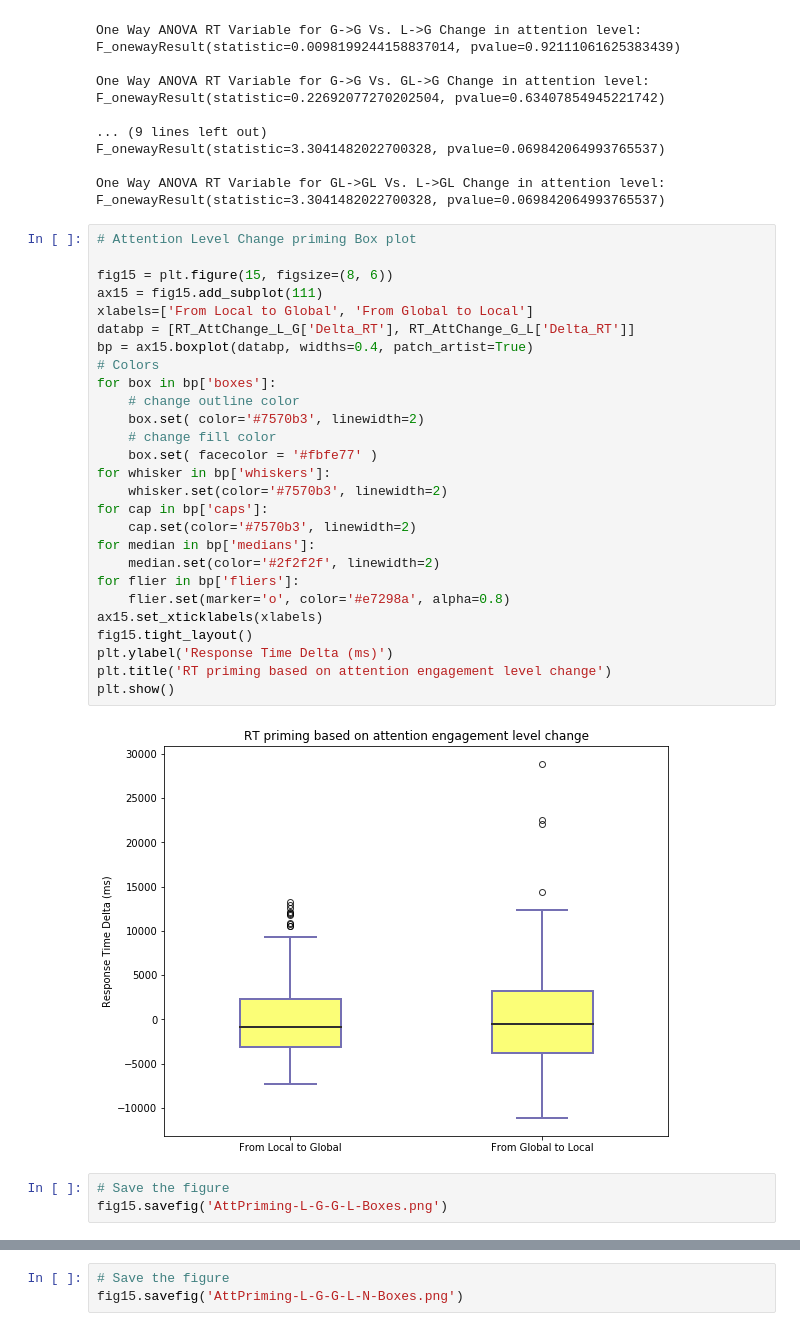
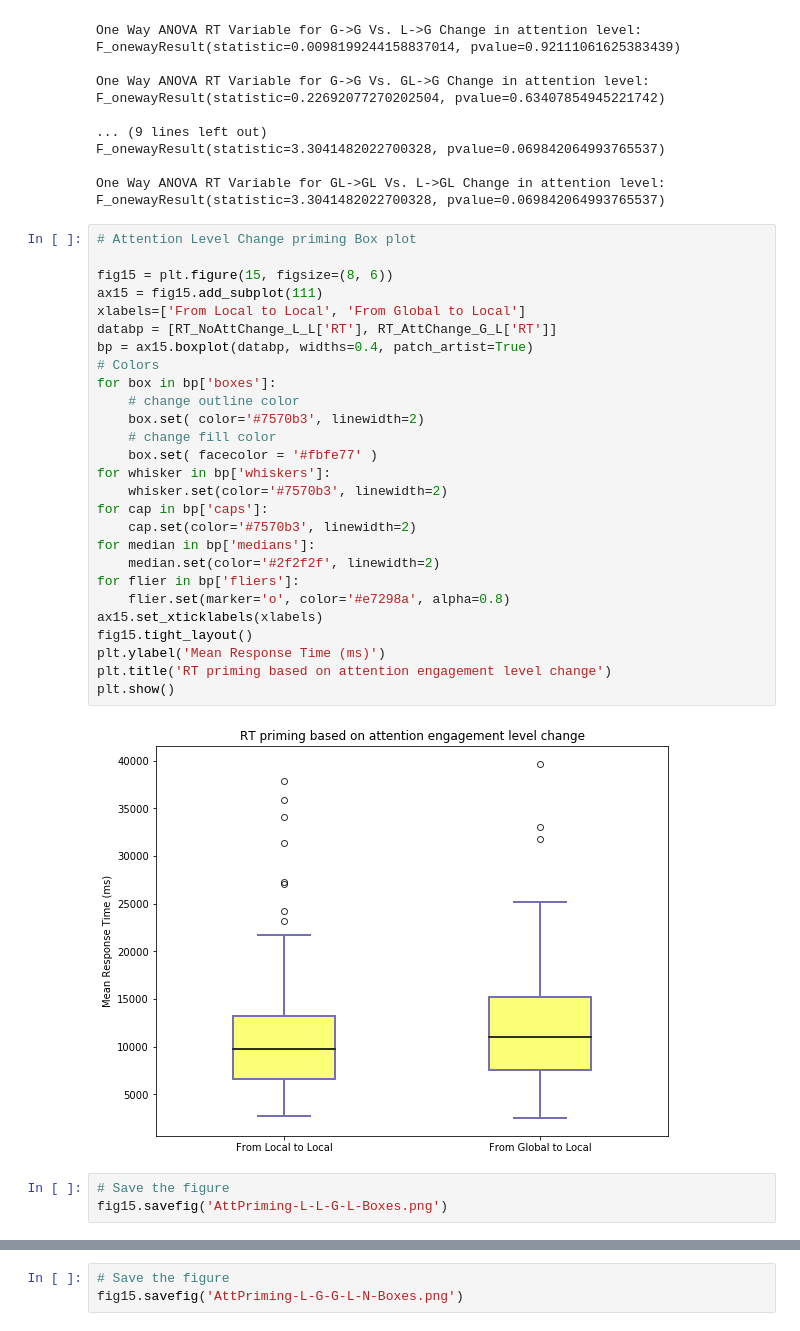
Before and after one commit to psicobotica/Change-Blindness, a Jupyter notebook: Scripts/DataAnalysis_v3.ipynb, the cells around one changed output, grey strips where cells are left out. Drawn from its saved outputs; the diff is of its cells as text.

```diff
--- a/Scripts/DataAnalysis_v3.ipynb
+++ b/Scripts/DataAnalysis_v3.ipynb
@@ -1520,35 +1520,35 @@ F_onewayResult(statistic=3.3041482022700328, pvalue=0.069842064993765537)
 # %%
 # Attention Level Change priming Box plot
 
 fig15 = plt.figure(15, figsize=(8, 6))
 ax15 = fig15.add_subplot(111)
-xlabels=['From Local to Global', 'From Global to Local']
-databp = [RT_AttChange_L_G['Delta_RT'], RT_AttChange_G_L['Delta_RT']]
+xlabels=['From Local to Local', 'From Global to Local']
+databp = [RT_NoAttChange_L_L['RT'], RT_AttChange_G_L['RT']]
 bp = ax15.boxplot(databp, widths=0.4, patch_artist=True)
 # Colors
 for box in bp['boxes']:
     # change outline color
     box.set( color='#7570b3', linewidth=2)
     # change fill color
     box.set( facecolor = '#fbfe77' )
 for whisker in bp['whiskers']:
     whisker.set(color='#7570b3', linewidth=2)
 for cap in bp['caps']:
     cap.set(color='#7570b3', linewidth=2)
 for median in bp['medians']:
     median.set(color='#2f2f2f', linewidth=2)
 for flier in bp['fliers']:
     flier.set(marker='o', color='#e7298a', alpha=0.8)
 ax15.set_xticklabels(xlabels)
 fig15.tight_layout()
-plt.ylabel('Response Time Delta (ms)')
+plt.ylabel('Mean Response Time (ms)')
 plt.title('RT priming based on attention engagement level change')
 plt.show()
 # %% [output]
-[figure, old version]
+[figure, new version]
 # %%
 # Save the figure
-fig15.savefig('AttPriming-L-G-G-L-Boxes.png')
+fig15.savefig('AttPriming-L-L-G-L-Boxes.png')
 # %%
 # Attention Level Change priming Box plot
 
```
Also changed, not shown: parts of 5 cells of this notebook.
